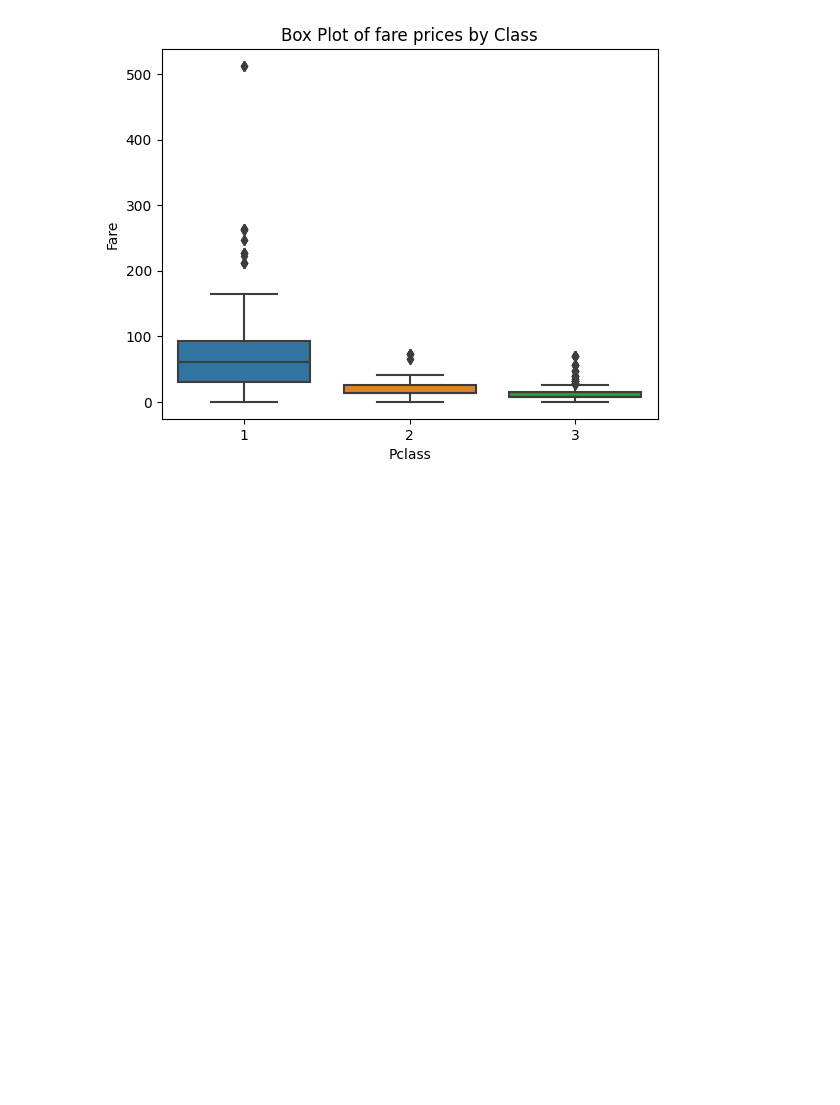
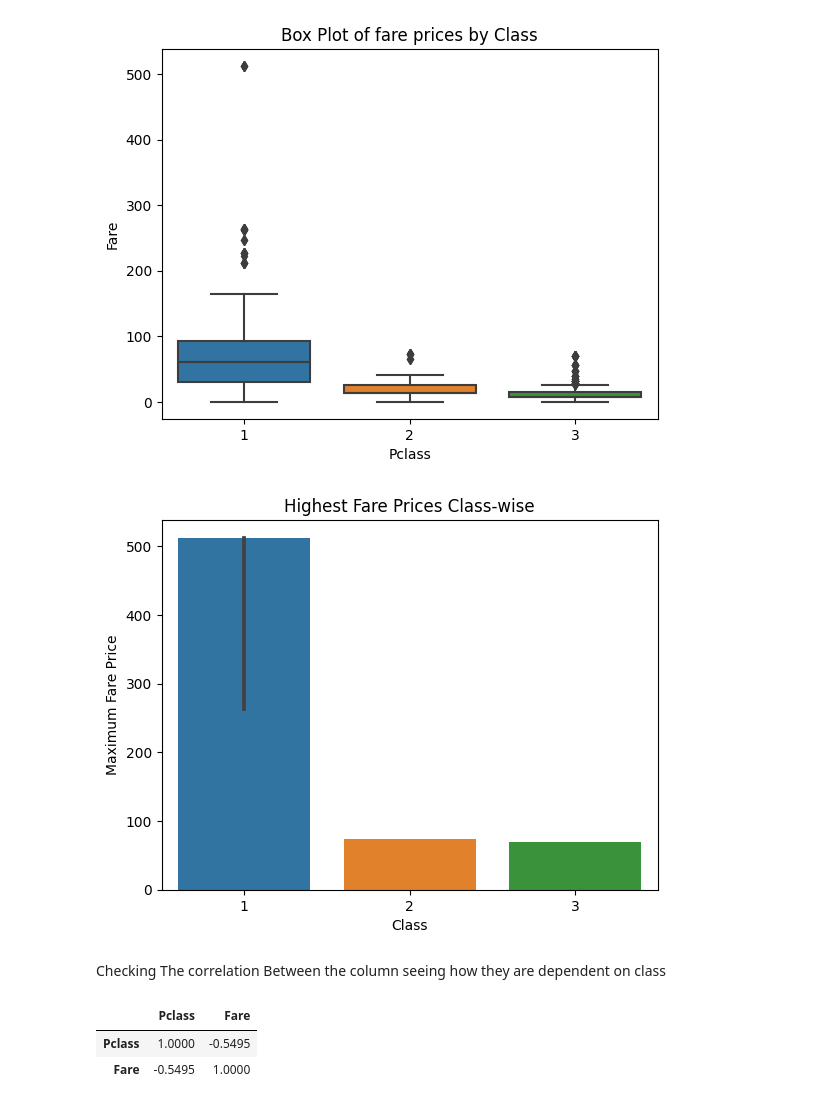
Before and after one commit to TahaDataAlchemy/Machine-Learning, a Jupyter notebook: Univariate Analysis/Titanic Survival Analytics.ipynb, the cells around one changed output. Cells and saved outputs as stored; diff of their text form; code cells hidden in the pictures; blank space fills up the shorter version.

```diff
--- a/Univariate Analysis/Titanic Survival Analytics.ipynb
+++ b/Univariate Analysis/Titanic Survival Analytics.ipynb
@@ -76,3 +76,17 @@ plt.title("Box Plot of fare prices by Class")
 plt.show()
 # %% [output]
 [figure]
+# %%
+import seaborn as sns
+import matplotlib.pyplot as plt
+
+# Assuming df is your DataFrame with columns "Class" and "Fare"
+sns.barplot(x='Pclass', y='Fare', data=df, estimator=max)
+plt.title('Highest Fare Prices Class-wise')
+plt.xlabel('Class')
+plt.ylabel('Maximum Fare Price')
+plt.show()
+# %% [output]
+[figure, added]
+# %% [markdown]
+Checking The correlation Between the column seeing how they are dependent on class
@@ -78,0 +95,7 @@ plt.show()
+# %%
+#Correlation is telling between Pclass and Fare is when Class increases of a passenger means (1 class to 2nd class) then the Fare Decreases
+correlation
+# %% [output]
+|  | Pclass | Fare |
+| Pclass | 1.0000 | -0.5495 |
+| Fare | -0.5495 | 1.0000 |
```
Also changed, not shown: parts of 18 cells of this notebook.
